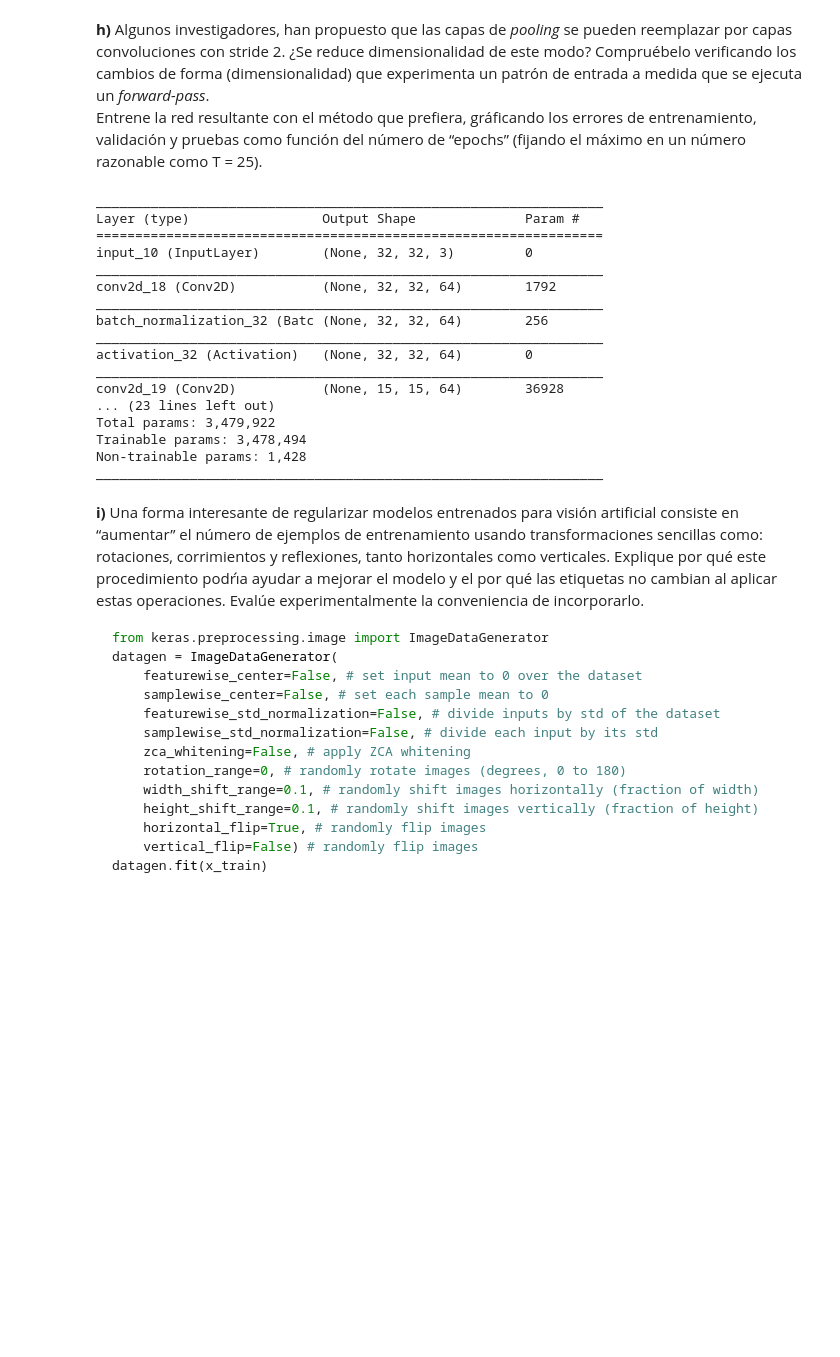
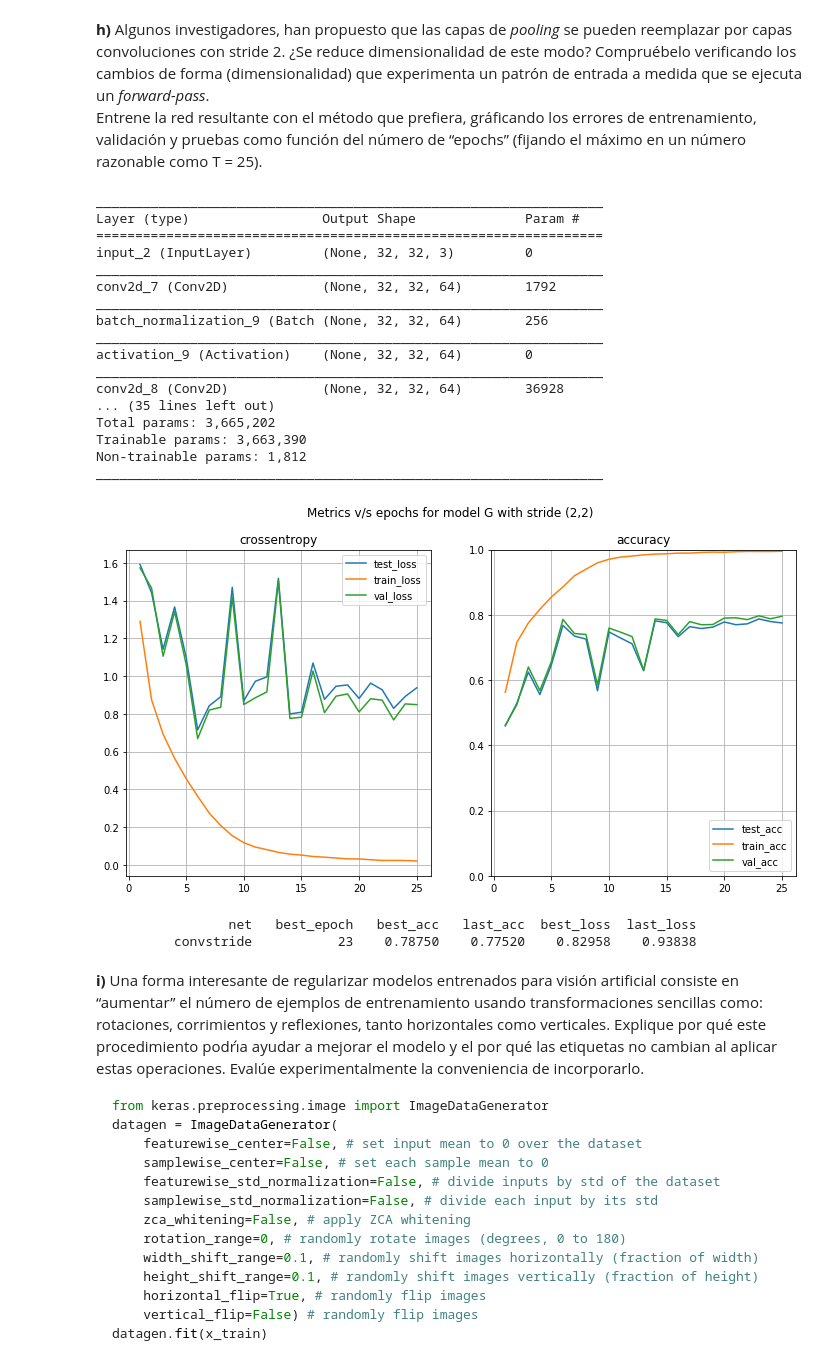
Before and after one commit to Autopawn/ann-tarea2, a Jupyter notebook: tarea2_parte1.ipynb, the cells around one changed output. Saved outputs shown, nothing was run; the diff lists cells and outputs as text; code cells hidden in the pictures; blank space fills up the shorter version.

````diff
--- a/tarea2_parte1.ipynb
+++ b/tarea2_parte1.ipynb
@@ -429,12 +429,12 @@ plot_errors(finals,name="different kinds of layers")
 **h)** Algunos investigadores, han propuesto que las capas de *pooling* se pueden reemplazar por capas convoluciones con stride 2. ¿Se reduce dimensionalidad de este modo? Compruébelo verificando los cambios de forma (dimensionalidad) que experimenta un patrón de entrada a medida que se ejecuta un *forward-pass*.
 Entrene la red resultante con el método que prefiera, gráficando los errores de entrenamiento, validación y pruebas como función del número de “epochs” (fijando el máximo en un número razonable como T = 25).
 # %%
-def model_h(double=False):
+def model_h():
     inlayer = keras.layers.Input(shape=x_tr.shape[1:])
     front = inlayer
     #
     for n_filters in (64,128):
-        for _ in range(1+double):
+        for _ in range(2):
             front = keras.layers.Conv2D(n_filters,(3,3),padding='same')(front)
             front = keras.layers.BatchNormalization(axis=-1)(front)
             front = keras.layers.Activation('relu')(front)
@@ -457,20 +457,46 @@ model.summary()
 _________________________________________________________________
 Layer (type)                 Output Shape              Param #
 =================================================================
-input_10 (InputLayer)        (None, 32, 32, 3)         0
+input_2 (InputLayer)         (None, 32, 32, 3)         0
 _________________________________________________________________
-conv2d_18 (Conv2D)           (None, 32, 32, 64)        1792
+conv2d_7 (Conv2D)            (None, 32, 32, 64)        1792
 _________________________________________________________________
-batch_normalization_32 (Batc (None, 32, 32, 64)        256
+batch_normalization_9 (Batch (None, 32, 32, 64)        256
 _________________________________________________________________
-activation_32 (Activation)   (None, 32, 32, 64)        0
+activation_9 (Activation)    (None, 32, 32, 64)        0
 _________________________________________________________________
-conv2d_19 (Conv2D)           (None, 15, 15, 64)        36928
-... (23 lines left out)
-Total params: 3,479,922
-Trainable params: 3,478,494
-Non-trainable params: 1,428
+conv2d_8 (Conv2D)            (None, 32, 32, 64)        36928
+... (35 lines left out)
+Total params: 3,665,202
+Trainable params: 3,663,390
+Non-trainable params: 1,812
 _________________________________________________________________
+# %%
+EPOCHS_4 = 25
+BATCH_SIZE_3 = 64
+
+model = model_h()
+model.compile(optimizer=rms_opt,loss='categorical_crossentropy',
+    metrics=['categorical_accuracy'])
+train_history_h = model.fit(x_tr,y_tr,batch_size=BATCH_SIZE_3,epochs=EPOCHS_4,
+    callbacks=[vloss_cb,tloss_cb])
+# %%
+metrics = separate_metrics(train_history_h.history)
+plot_errors(metrics,name="model G with stride (2,2)")
+
+print("%20s %12s %10s %10s %10s %10s"%(
+    "net","best_epoch","best_acc","last_acc","best_loss","last_loss"))
+epochs_t = np.argmax(metrics['test_acc'])+1
+acc = metrics['test_acc'][epochs_t-1]
+loss = metrics['test_loss'][epochs_t-1]
+last_acc = metrics['test_acc'][-1]
+last_loss = metrics['test_loss'][-1]
+print("%20s %12d %10.5f %10.5f %10.5f %10.5f"%(
+    "convstride",epochs_t,acc,last_acc,loss,last_loss))
+# %% [output]
+[figure, added]
+                 net   best_epoch   best_acc   last_acc  best_loss  last_loss
+          convstride           23    0.78750    0.77520    0.82958    0.93838
 # %% [markdown]
 **i)** Una forma interesante de regularizar modelos entrenados para visión artificial consiste en “aumentar” el número de ejemplos de entrenamiento usando transformaciones sencillas como: rotaciones, corrimientos y reflexiones, tanto horizontales como verticales. Explique por qué este procedimiento podrı́a ayudar a mejorar el modelo y el por qué las etiquetas no cambian al aplicar estas operaciones. Evalúe experimentalmente la conveniencia de incorporarlo.
 ```python
````
Also changed, not shown: parts of 2 cells of this notebook.
